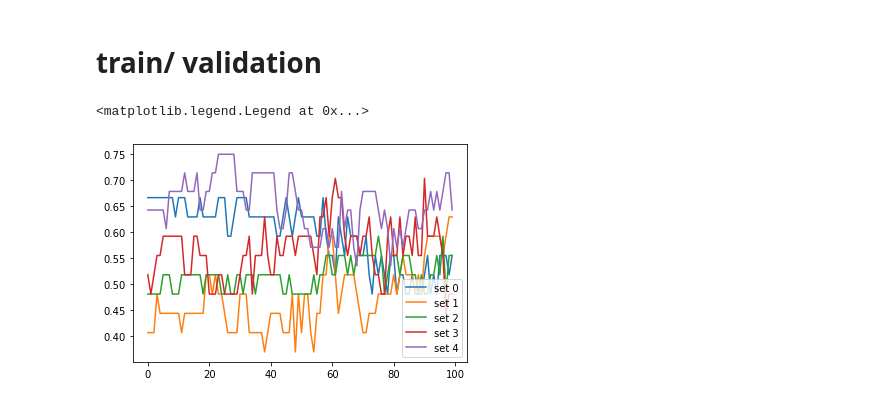
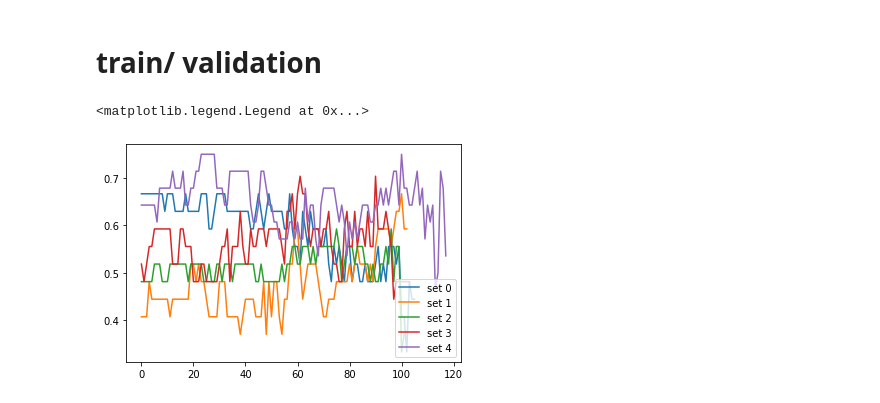
Before and after one commit to ben-yas/adn_circulant, a Jupyter notebook: notebooks/feature importances xgboost.ipynb, the cells around one changed output. Cells and saved outputs as stored; diff of their text form; code cells hidden in the pictures.

```diff
--- a/notebooks/feature importances xgboost.ipynb
+++ b/notebooks/feature importances xgboost.ipynb
@@ -216,6 +217,7 @@ for i in range (0,5):
 
     X_train_selected = X_train[final]
     X_test_selected = X_test[final]
+    xgb = XGBClassifier(tree_method = "hist")
     xgb.fit(X_train_selected, y_train)
 
     y_pred = xgb.predict(X_train_selected)
@@ -243,33 +245,36 @@ Accuracy on test : 70.0 % for set 4
 set_ = "train"
 test_size = 0.2
 seed = 42
 from sklearn.model_selection import train_test_split
 from tqdm import tqdm
 for i in range(0,5):
     X = pickle.load(open(f"C:/Users/benna/Documents/adn_circulant/data/for_training/X_{set_}_{i}.pkl", 'rb'))
     y = pickle.load(open(f"C:/Users/benna/Documents/adn_circulant/data/for_training/y_{set_}_{i}.pkl",'rb'))
     X_train, X_validate, y_train, y_validate = train_test_split(X, y, test_size=test_size, stratify=y, random_state=seed)
     validate_acc = []
     #---------- feature selection
     model = XGBClassifier(tree_method="hist")
     model.fit(X_train, y_train)
     # extract the feature importances
     thresholds = np.sort(model.feature_importances_)
-    for it in tqdm(range (0,100)):
+    len_selected = len([i for i in thresholds if i != 0])
+
+    for it in tqdm(range (0,len_selected)):
 
         first_not_nul = [i for i in thresholds if i != 0][it]
         # select features using threshold
         selection = SelectFromModel(model,threshold=first_not_nul, prefit=True)
         feature_idx = selection.get_support()
         feature_name = X_train.columns[feature_idx]
         X_train_selected = X_train[feature_name]
         X_test_selected = X_validate[feature_name]
+        xgb = XGBClassifier(tree_method = "hist")
         xgb.fit(X_train_selected, y_train)
 
         y_pred = xgb.predict(X_test_selected)
         validate_acc.append(accuracy_score(y_pred, y_validate))
-    pyplot.plot([i for i in range(0,100)], validate_acc, label = f"set {i}")
+    pyplot.plot([i for i in range(0,len_selected)], validate_acc, label = f"set {i}")
 pyplot.legend()
 # %% [output]
 <matplotlib.legend.Legend at 0x...>
-[figure, old version]
+[figure, new version]
```
Also changed, not shown: parts of 1 cell of this notebook.
